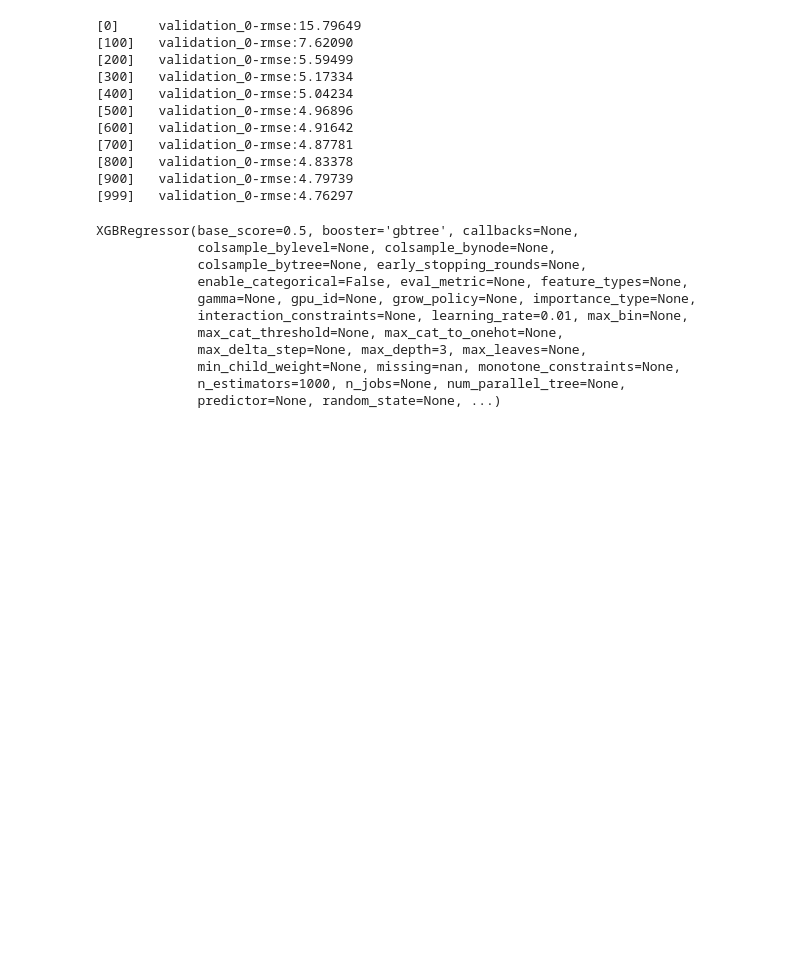
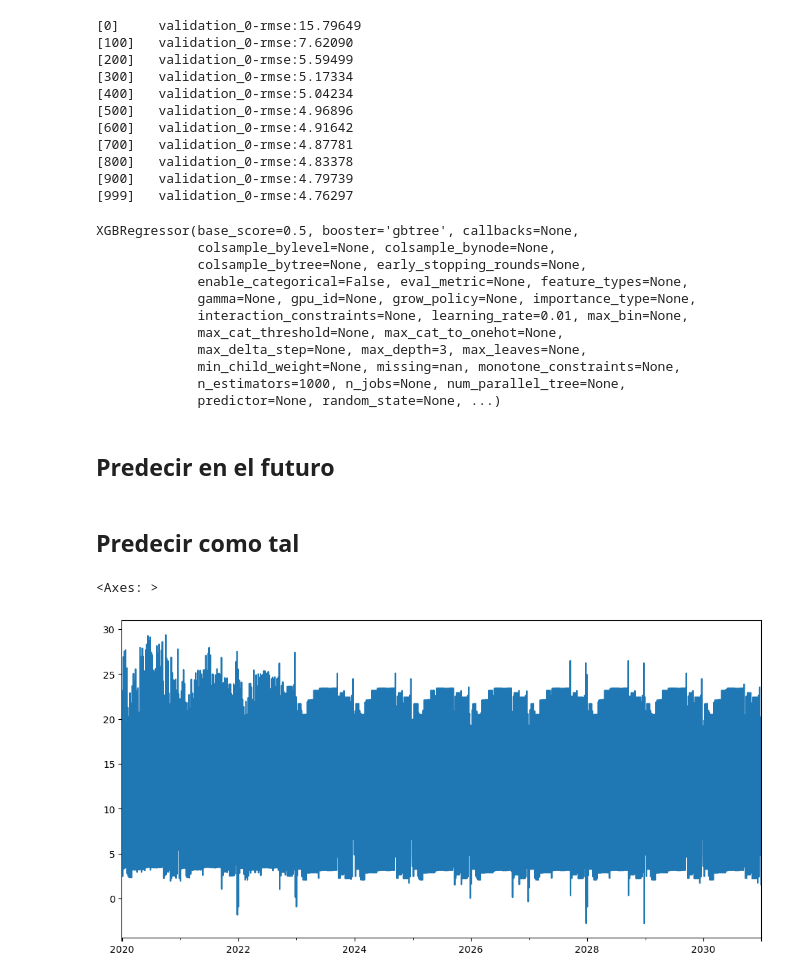
Before and after one commit to JavierRojas14/proyeccion-int, a Jupyter notebook: notebooks/2.0-jrb-forecasting.ipynb, the cells around one changed output. Saved outputs shown, nothing was run; the diff lists cells and outputs as text; code cells hidden in the pictures; blank space fills up the shorter version.

```diff
--- a/notebooks/2.0-jrb-forecasting.ipynb
+++ b/notebooks/2.0-jrb-forecasting.ipynb
@@ -439,3 +439,25 @@ XGBRegressor(base_score=0.5, booster='gbtree', callbacks=None,
              min_child_weight=None, missing=nan, monotone_constraints=None,
              n_estimators=1000, n_jobs=None, num_parallel_tree=None,
              predictor=None, random_state=None, ...)
+# %% [markdown]
+## Predecir en el futuro
+# %%
+# Crear DataFrame del futuro
+futuro = pd.date_range("2019-12-31", "2030-12-31")
+df_futuro = pd.DataFrame(index=futuro)
+df_futuro["es_futuro"] = True
+resumen_egresos["es_futuro"] = False
+
+resumen_egresos_y_futuro = pd.concat([resumen_egresos, df_futuro])
+# %%
+resumen_egresos_y_futuro = build_features.create_features_datetime_index(resumen_egresos_y_futuro)
+futuro_con_features = resumen_egresos_y_futuro.query("es_futuro == True")
+# %% [markdown]
+## Predecir como tal
+# %%
+futuro_con_features["prediction"] = reg.predict(futuro_con_features[FEATURES])
+# %%
+futuro_con_features["prediction"].plot()
+# %% [output]
+<Axes: >
+[figure, added]
```
Also changed, not shown: parts of 1 cell of this notebook.
